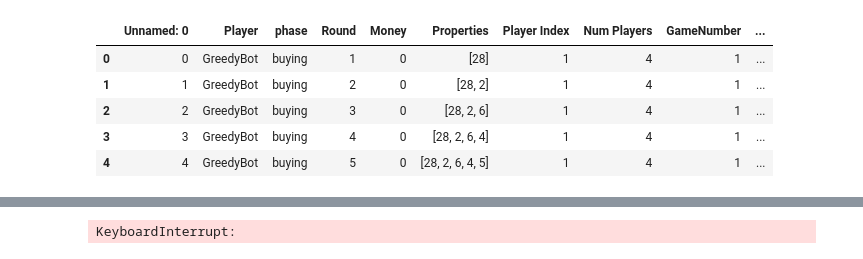
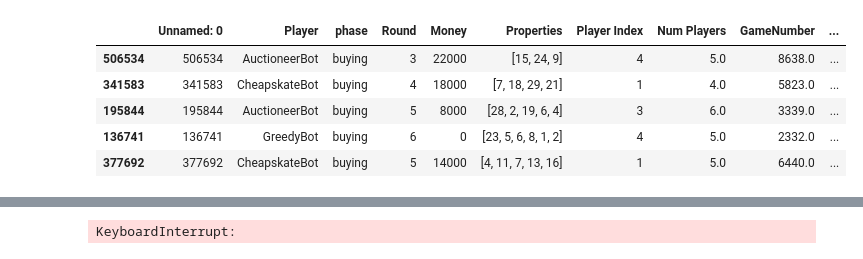
Before and after one commit to Devans90/forsalegame, a Jupyter notebook: plots.ipynb, the cells around one changed output, grey strips where cells are left out. Saved outputs shown, nothing was run; the diff lists cells and outputs as text; code cells hidden in the pictures.

```diff
--- a/plots.ipynb
+++ b/plots.ipynb
@@ -9,11 +21,11 @@ combined_df = pd.read_csv('Data.csv')
 # %%
-combined_df.head()
+combined_df.sample(500).head()
 # %% [output]
 |  | Unnamed: 0 | Player | phase | Round | Money | Properties | Player Index | Num Players | GameNumber | ... |
-| 0 | 0 | GreedyBot | buying | 1 | 0 | [28] | 1 | 4 | 1 | ... |
-| 1 | 1 | GreedyBot | buying | 2 | 0 | [28, 2] | 1 | 4 | 1 | ... |
-| 2 | 2 | GreedyBot | buying | 3 | 0 | [28, 2, 6] | 1 | 4 | 1 | ... |
-| 3 | 3 | GreedyBot | buying | 4 | 0 | [28, 2, 6, 4] | 1 | 4 | 1 | ... |
-| 4 | 4 | GreedyBot | buying | 5 | 0 | [28, 2, 6, 4, 5] | 1 | 4 | 1 | ... |
+| 506534 | 506534 | AuctioneerBot | buying | 3 | 22000 | [15, 24, 9] | 4 | 5.0 | 8638.0 | ... |
+| 341583 | 341583 | CheapskateBot | buying | 4 | 18000 | [7, 18, 29, 21] | 1 | 4.0 | 5823.0 | ... |
+| 195844 | 195844 | AuctioneerBot | buying | 5 | 8000 | [28, 2, 19, 6, 4] | 3 | 6.0 | 3339.0 | ... |
+| 136741 | 136741 | GreedyBot | buying | 6 | 0 | [23, 5, 6, 8, 1, 2] | 4 | 5.0 | 2332.0 | ... |
+| 377692 | 377692 | CheapskateBot | buying | 5 | 14000 | [4, 11, 7, 13, 16] | 1 | 5.0 | 6440.0 | ... |
 # %%
 plt.figure(figsize=(10,6))
```
Also changed, not shown: parts of 10 cells of this notebook, 35 other files.
